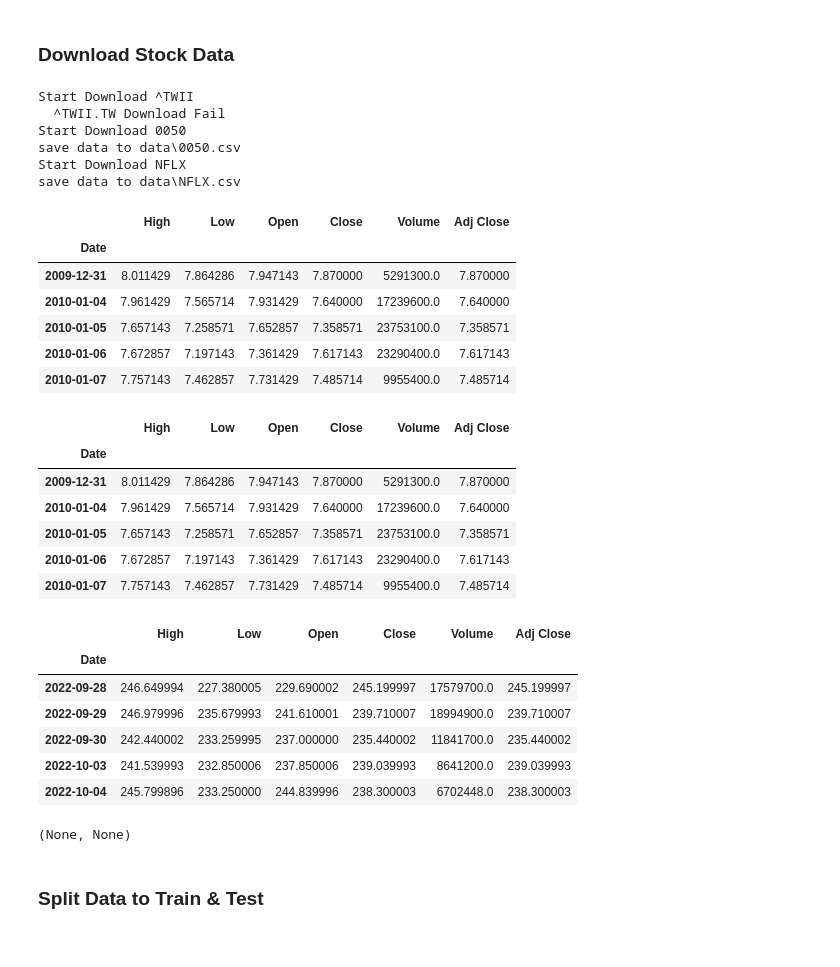
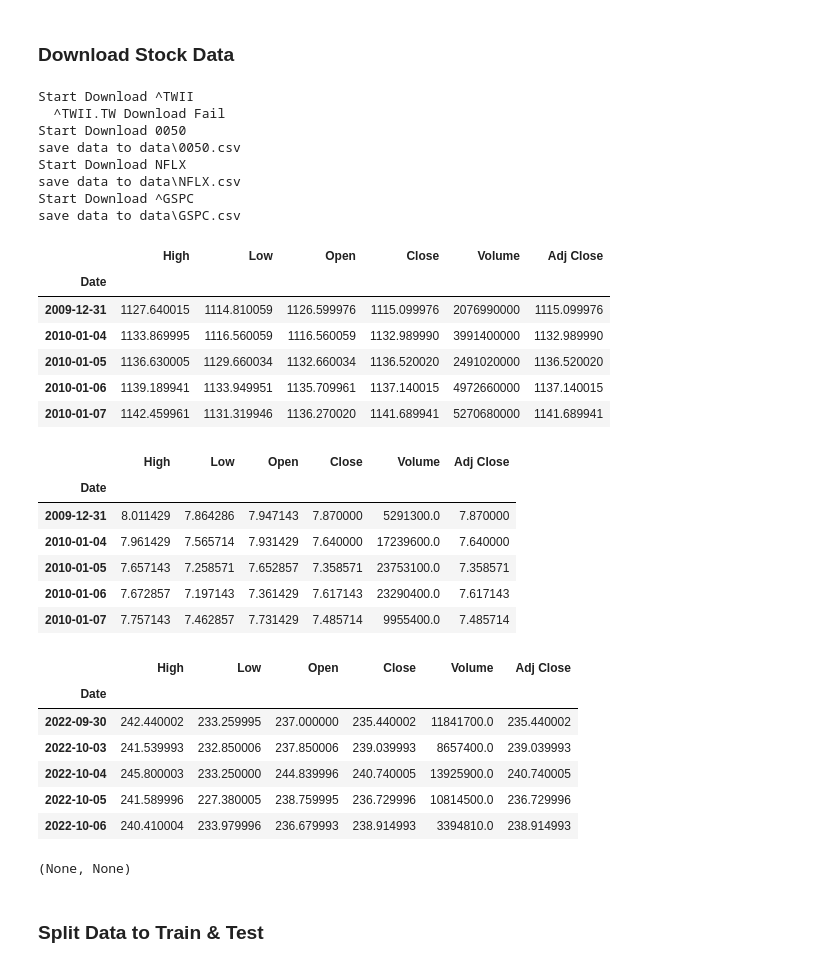
Before and after one commit to yayaya0411/StockPricePrediction, a Jupyter notebook: preprocess_data.ipynb, the cells around one changed output. Saved outputs shown, nothing was run; the diff lists cells and outputs as text; code cells hidden in the pictures.

```diff
--- a/preprocess_data.ipynb
+++ b/preprocess_data.ipynb
@@ -15,39 +15,41 @@ pd.set_option('display.max_columns', None)
 # %%
 
 stock_period = ('2010/01/01','2022/12/31')
-stock_list = ['^TWII','0050','NFLX']
+stock_list = ['^TWII','0050','NFLX','^GSPC']
 
 for stock in stock_list:
     try:
         print(f'Start Download {stock}')
         # if stock != '^TWII':
-        if stock != 'NFLX':
+        if stock not in ['^TWII','^GSPC','NFLX']:
             stock = stock+'.TW'
         df = pdr.DataReader(stock, 'yahoo', start=stock_period[0], end=stock_period[1])
         stock = re.sub('\^|.TW', '', stock)
         output_path = os.path.join('data',f'{stock}.csv')
         df = df.dropna()
         print(f'save data to {output_path}')
         df.to_csv(output_path)
         # df.head()
     except:
         print(f'  {stock} Download Fail')
 
 df.head()
 # %% [output]
 Start Download ^TWII
   ^TWII.TW Download Fail
 Start Download 0050
 save data to data\0050.csv
 Start Download NFLX
 save data to data\NFLX.csv
+Start Download ^GSPC
+save data to data\GSPC.csv
 |  | High | Low | Open | Close | Volume | Adj Close |
 | Date |  |  |  |  |  |  |
-| 2009-12-31 | 8.011429 | 7.864286 | 7.947143 | 7.870000 | 5291300.0 | 7.870000 |
-| 2010-01-04 | 7.961429 | 7.565714 | 7.931429 | 7.640000 | 17239600.0 | 7.640000 |
-| 2010-01-05 | 7.657143 | 7.258571 | 7.652857 | 7.358571 | 23753100.0 | 7.358571 |
-| 2010-01-06 | 7.672857 | 7.197143 | 7.361429 | 7.617143 | 23290400.0 | 7.617143 |
-| 2010-01-07 | 7.757143 | 7.462857 | 7.731429 | 7.485714 | 9955400.0 | 7.485714 |
+| 2009-12-31 | 1127.640015 | 1114.810059 | 1126.599976 | 1115.099976 | 2076990000 | 1115.099976 |
+| 2010-01-04 | 1133.869995 | 1116.560059 | 1116.560059 | 1132.989990 | 3991400000 | 1132.989990 |
+| 2010-01-05 | 1136.630005 | 1129.660034 | 1132.660034 | 1136.520020 | 2491020000 | 1136.520020 |
+| 2010-01-06 | 1139.189941 | 1133.949951 | 1135.709961 | 1137.140015 | 4972660000 | 1137.140015 |
+| 2010-01-07 | 1142.459961 | 1131.319946 | 1136.270020 | 1141.689941 | 5270680000 | 1141.689941 |
 # %%
 
 display(df.head()),display(df.tail())
@@ -61,11 +63,11 @@ display(df.head()),display(df.tail())
 | 2010-01-07 | 7.757143 | 7.462857 | 7.731429 | 7.485714 | 9955400.0 | 7.485714 |
 |  | High | Low | Open | Close | Volume | Adj Close |
 | Date |  |  |  |  |  |  |
-| 2022-09-28 | 246.649994 | 227.380005 | 229.690002 | 245.199997 | 17579700.0 | 245.199997 |
-| 2022-09-29 | 246.979996 | 235.679993 | 241.610001 | 239.710007 | 18994900.0 | 239.710007 |
 | 2022-09-30 | 242.440002 | 233.259995 | 237.000000 | 235.440002 | 11841700.0 | 235.440002 |
-| 2022-10-03 | 241.539993 | 232.850006 | 237.850006 | 239.039993 | 8641200.0 | 239.039993 |
-| 2022-10-04 | 245.799896 | 233.250000 | 244.839996 | 238.300003 | 6702448.0 | 238.300003 |
+| 2022-10-03 | 241.539993 | 232.850006 | 237.850006 | 239.039993 | 8657400.0 | 239.039993 |
+| 2022-10-04 | 245.800003 | 233.250000 | 244.839996 | 240.740005 | 13925900.0 | 240.740005 |
+| 2022-10-05 | 241.589996 | 227.380005 | 238.759995 | 236.729996 | 10814500.0 | 236.729996 |
+| 2022-10-06 | 240.410004 | 233.979996 | 236.679993 | 238.914993 | 3394810.0 | 238.914993 |
 (None, None)
 # %% [markdown]
 ### Split Data to Train & Test
```
Also changed, not shown: parts of 3 cells of this notebook, 12 other files.
